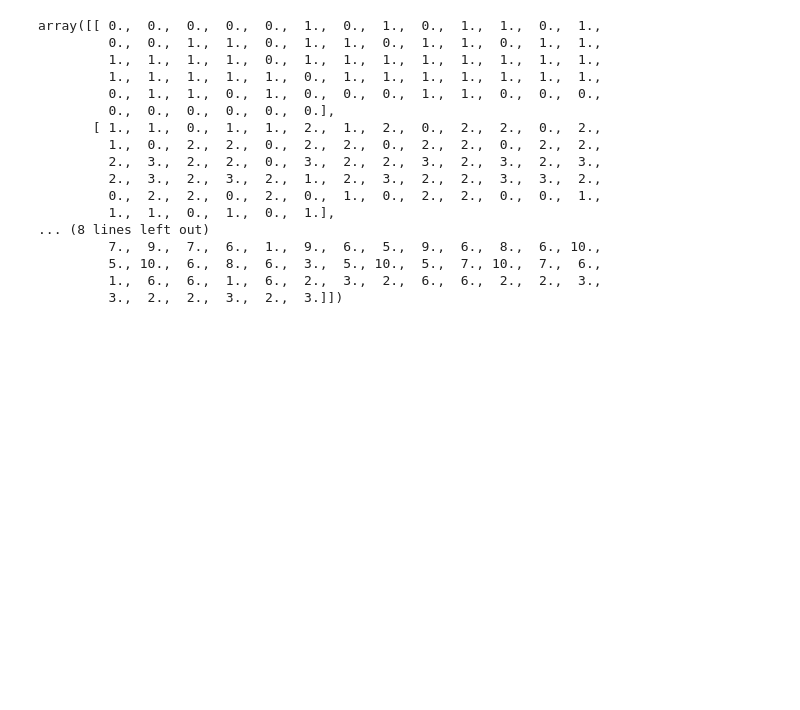
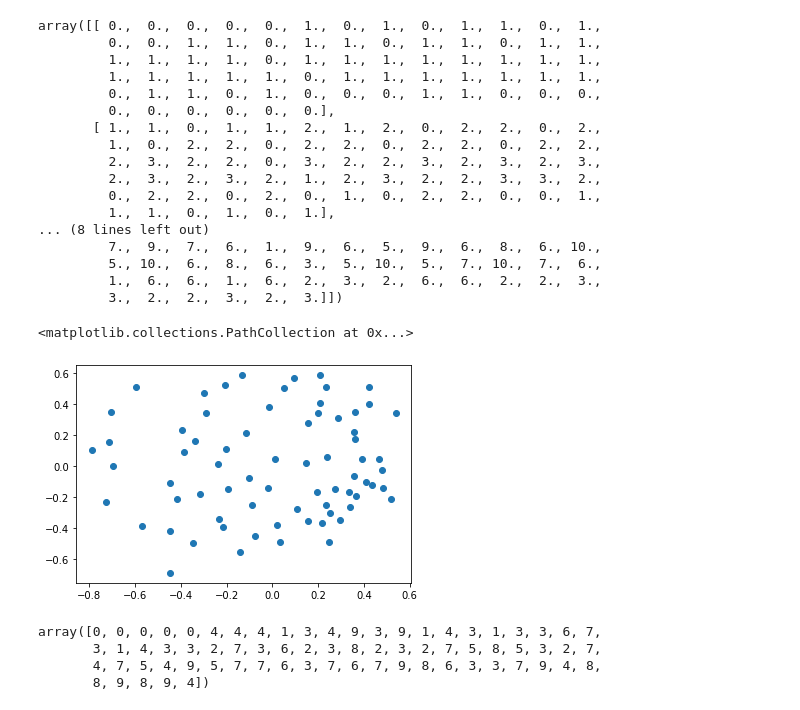
Before and after one commit to dawnfinzi/streams, a Jupyter notebook: notebooks/Parcellation_clustering.ipynb, the cells around one changed output. Drawn from its saved outputs; the diff is of its cells as text; code cells hidden in the pictures; blank space fills up the shorter version.

Commit message:
first stab at cluster viz

```diff
--- a/notebooks/Parcellation_clustering.ipynb
+++ b/notebooks/Parcellation_clustering.ipynb
@@ -161,3 +163,11 @@ ordered_clusters['split4'] = clusters_by_roi[3]
 #save out
 save_dir = '../../../local_data/processed'
 scipy.io.savemat(save_dir + '/subj06_rh_cluster_testing.mat', ordered_clusters)
+# %%
+from sklearn.manifold import MDS
+x, y = MDS(dissimilarity='precomputed').fit_transform(1-test).T
+# %%
+plt.scatter(x, y)
+# %% [output]
+<matplotlib.collections.PathCollection at 0x...>
+[figure, added]
@@ -163,0 +185,7 @@ scipy.io.savemat(save_dir + '/subj06_rh_cluster_testing.mat', ordered_clusters)
+# %%
+clustering
+# %% [output]
+array([0, 0, 0, 0, 0, 4, 4, 4, 1, 3, 4, 9, 3, 9, 1, 4, 3, 1, 3, 3, 6, 7,
+       3, 1, 4, 3, 3, 2, 7, 3, 6, 2, 3, 8, 2, 3, 2, 7, 5, 8, 5, 3, 2, 7,
+       4, 7, 5, 4, 9, 5, 7, 7, 6, 3, 7, 6, 7, 9, 8, 6, 3, 3, 7, 9, 4, 8,
+       8, 9, 8, 9, 4])
```
Also changed, not shown: parts of 5 cells of this notebook, 2 other files.
